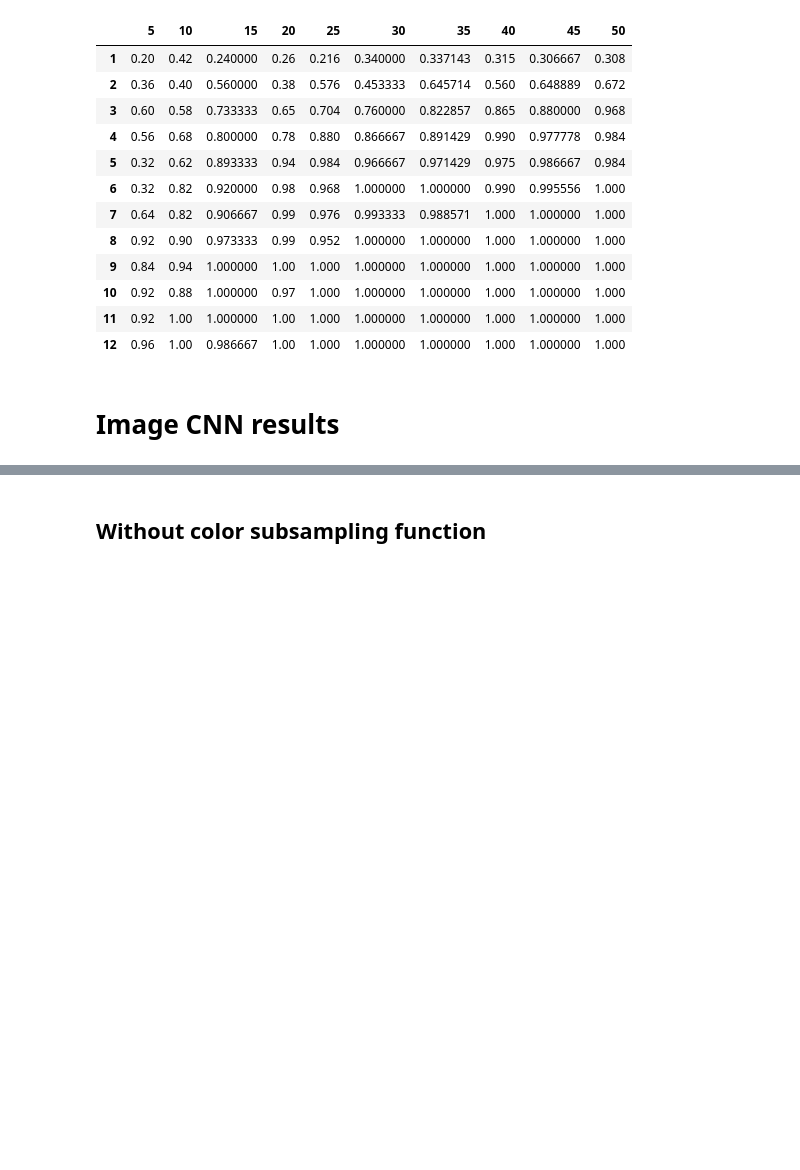
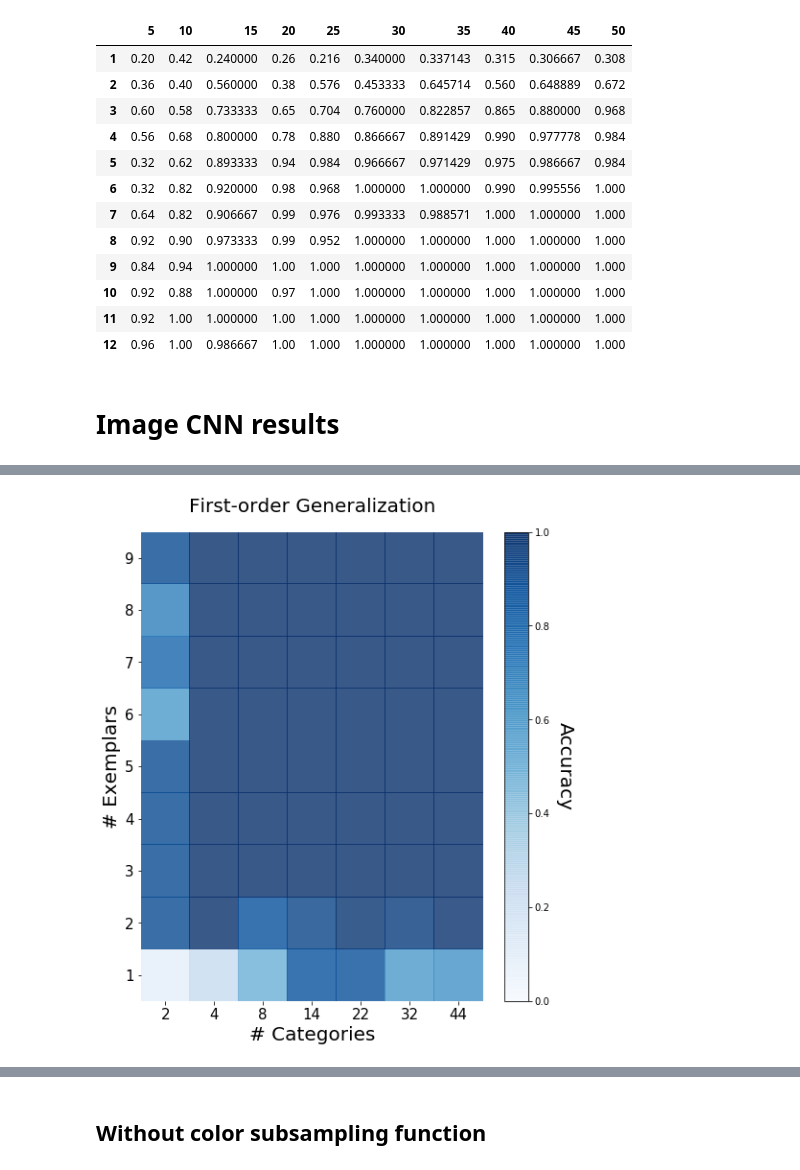
Before and after one commit to rfeinman/learning-to-learn, a Jupyter notebook: notebooks/heatmap.ipynb, the cells around one changed output, grey strips where cells are left out. Cells and saved outputs as stored; diff of their text form; code cells hidden in the pictures; blank space fills up the shorter version.

```diff
--- a/notebooks/heatmap.ipynb
+++ b/notebooks/heatmap.ipynb
@@ -164,3 +164,13 @@ plot_heatmap(
+# %%
+df_first_img = pd.read_csv('../results/cnn_results_firstOrder_log/results.csv', index_col=0)
+plot_heatmap(
+    df_first_img.loc[1:12],
+    'First-order Generalization',
+    size=(8,9),
+    #savefile='/Users/reubenfeinman/Desktop/cnn_1order_accuracy.pdf'
+)
+# %% [output]
+[figure, added]
 # %%
 df_second_img = pd.read_csv('../results/cnn_results_secondOrder/results.csv', index_col=0)
 plot_heatmap(
```
Also changed, not shown: parts of 5 cells of this notebook.
